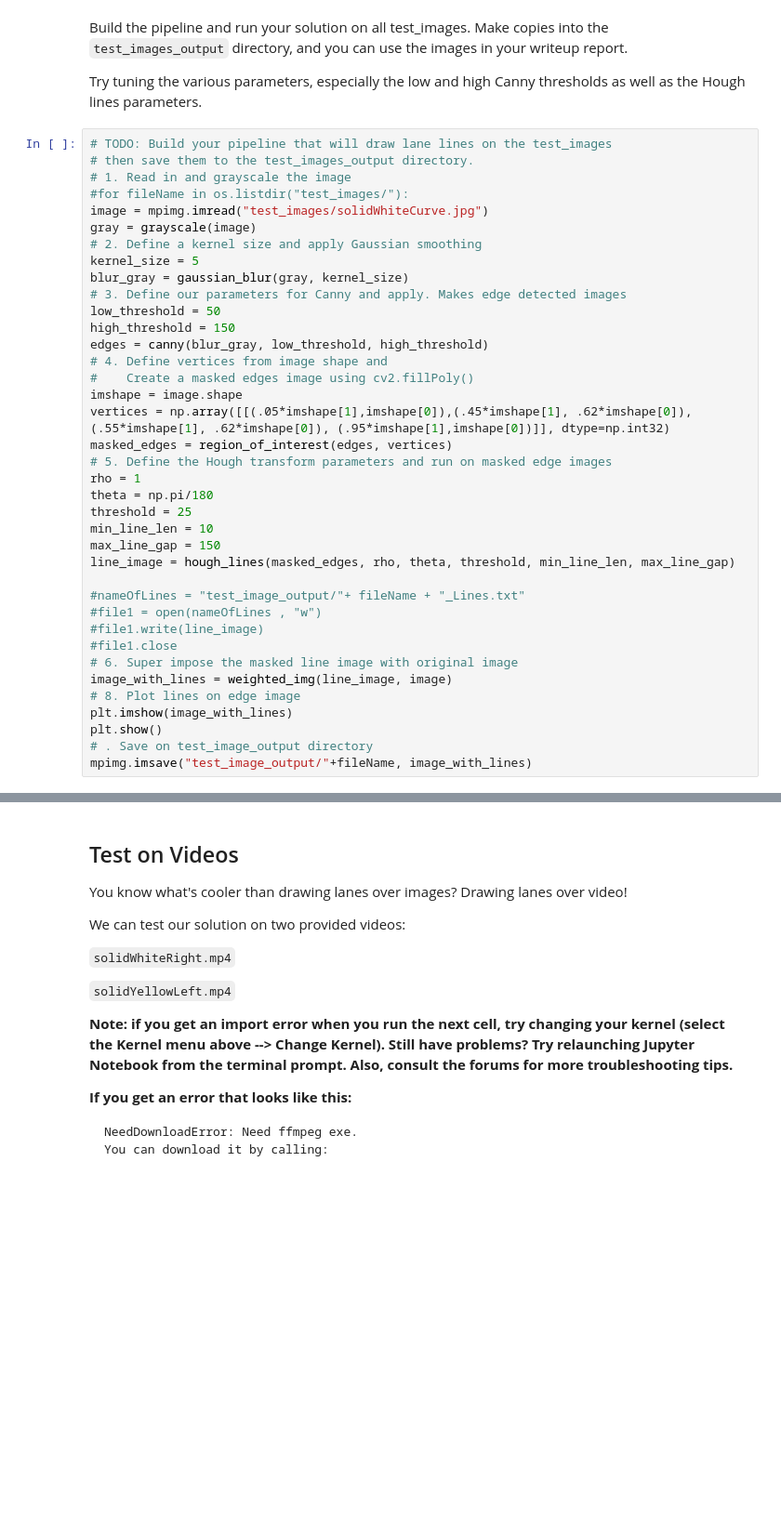
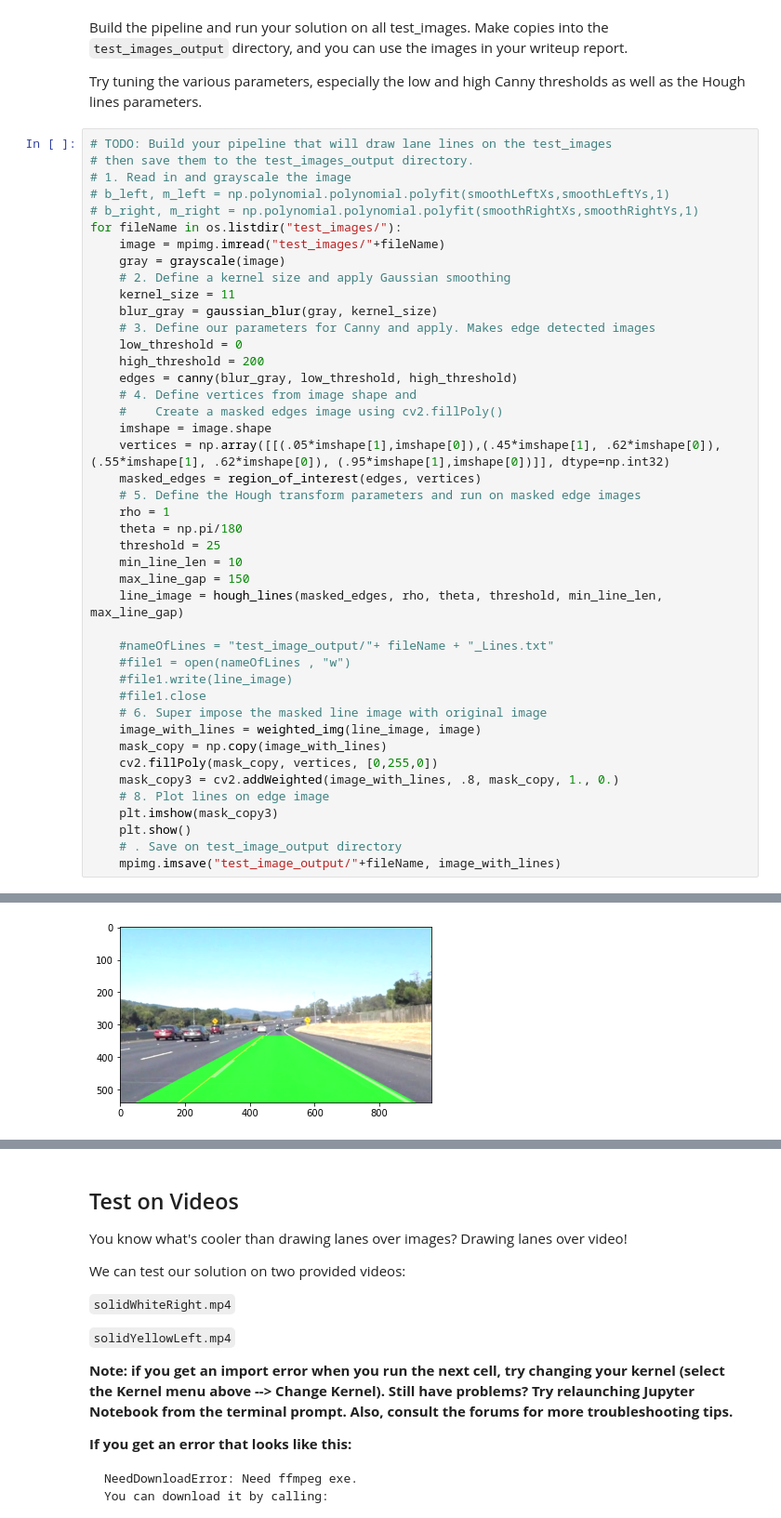
Before and after one commit to hfahema1/CarND-LaneLines-P1, a Jupyter notebook: P1.ipynb, the cells around one changed output, grey strips where cells are left out. Shown at 93% size. Saved outputs shown, nothing was run; the diff lists cells and outputs as text; blank space fills up the shorter version.

```diff
--- a/P1.ipynb
+++ b/P1.ipynb
@@ -285,38 +276,43 @@ Try tuning the various parameters, especially the low and high Canny thresholds
 # TODO: Build your pipeline that will draw lane lines on the test_images
 # then save them to the test_images_output directory.
 # 1. Read in and grayscale the image
-#for fileName in os.listdir("test_images/"):
-image = mpimg.imread("test_images/solidWhiteCurve.jpg")
-gray = grayscale(image)
-# 2. Define a kernel size and apply Gaussian smoothing
-kernel_size = 5
-blur_gray = gaussian_blur(gray, kernel_size)
-# 3. Define our parameters for Canny and apply. Makes edge detected images
-low_threshold = 50
-high_threshold = 150
-edges = canny(blur_gray, low_threshold, high_threshold)
-# 4. Define vertices from image shape and
-#    Create a masked edges image using cv2.fillPoly()
-imshape = image.shape
-vertices = np.array([[(.05*imshape[1],imshape[0]),(.45*imshape[1], .62*imshape[0]),  (.55*imshape[1], .62*imshape[0]), (.95*imshape[1],imshape[0])]], dtype=np.int32)
-masked_edges = region_of_interest(edges, vertices)
-# 5. Define the Hough transform parameters and run on masked edge images
-rho = 1
-theta = np.pi/180
-threshold = 25
-min_line_len = 10
-max_line_gap = 150
-line_image = hough_lines(masked_edges, rho, theta, threshold, min_line_len, max_line_gap)
+# b_left, m_left = np.polynomial.polynomial.polyfit(smoothLeftXs,smoothLeftYs,1)
+# b_right, m_right = np.polynomial.polynomial.polyfit(smoothRightXs,smoothRightYs,1)
+for fileName in os.listdir("test_images/"):
+    image = mpimg.imread("test_images/"+fileName)
+    gray = grayscale(image)
+    # 2. Define a kernel size and apply Gaussian smoothing
+    kernel_size = 11
+    blur_gray = gaussian_blur(gray, kernel_size)
+    # 3. Define our parameters for Canny and apply. Makes edge detected images
+    low_threshold = 0
+    high_threshold = 200
+    edges = canny(blur_gray, low_threshold, high_threshold)
+    # 4. Define vertices from image shape and
+    #    Create a masked edges image using cv2.fillPoly()
+    imshape = image.shape
+    vertices = np.array([[(.05*imshape[1],imshape[0]),(.45*imshape[1], .62*imshape[0]),  (.55*imshape[1], .62*imshape[0]), (.95*imshape[1],imshape[0])]], dtype=np.int32)
+    masked_edges = region_of_interest(edges, vertices)
+    # 5. Define the Hough transform parameters and run on masked edge images
+    rho = 1
+    theta = np.pi/180
+    threshold = 25
+    min_line_len = 10
+    max_line_gap = 150
+    line_image = hough_lines(masked_edges, rho, theta, threshold, min_line_len, max_line_gap)
 
-#nameOfLines = "test_image_output/"+ fileName + "_Lines.txt"
-#file1 = open(nameOfLines , "w")
-#file1.write(line_image)
-#file1.close
-# 6. Super impose the masked line image with original image
-image_with_lines = weighted_img(line_image, image)
-# 8. Plot lines on edge image
-plt.imshow(image_with_lines)
-plt.show()
-# . Save on test_image_output directory
-mpimg.imsave("test_image_output/"+fileName, image_with_lines)
+    #nameOfLines = "test_image_output/"+ fileName + "_Lines.txt"
+    #file1 = open(nameOfLines , "w")
+    #file1.write(line_image)
+    #file1.close
+    # 6. Super impose the masked line image with original image
+    image_with_lines = weighted_img(line_image, image)
+    mask_copy = np.copy(image_with_lines)
+    cv2.fillPoly(mask_copy, vertices, [0,255,0])
+    mask_copy3 = cv2.addWeighted(image_with_lines, .8, mask_copy, 1., 0.)
+    # 8. Plot lines on edge image
+    plt.imshow(mask_copy3)
+    plt.show()
+    # . Save on test_image_output directory
+    mpimg.imsave("test_image_output/"+fileName, image_with_lines)
 # %% [output]
@@ -339,0 +334 @@ length of Right Array = 4
+[figure, added]
```
Also changed, not shown: parts of 8 cells of this notebook, 11 other files.
